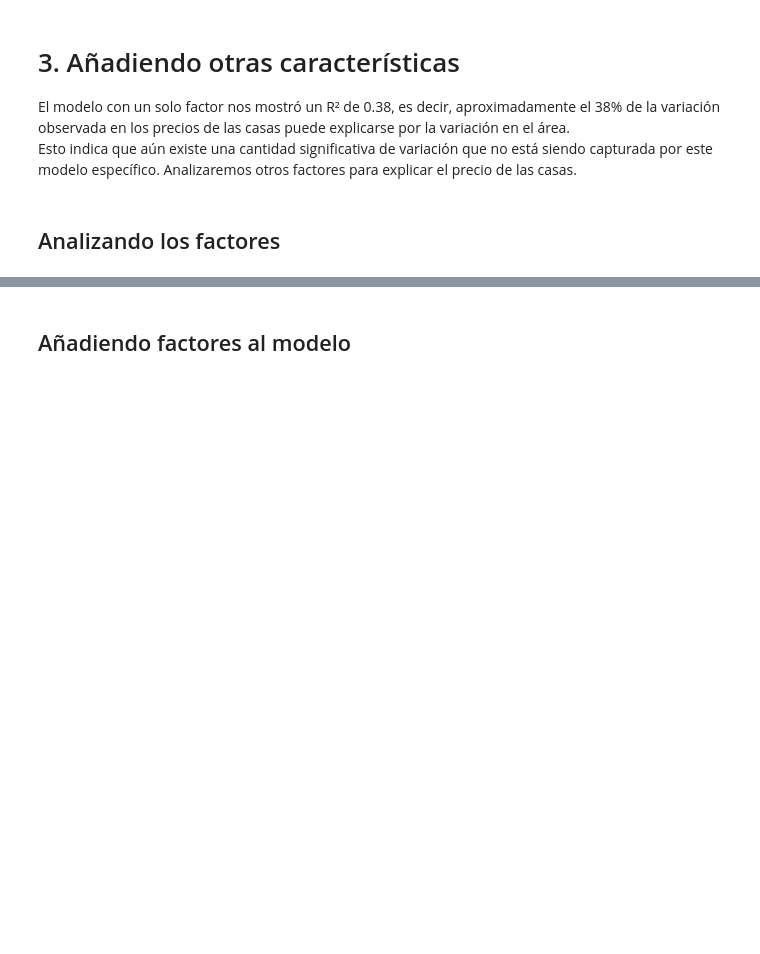
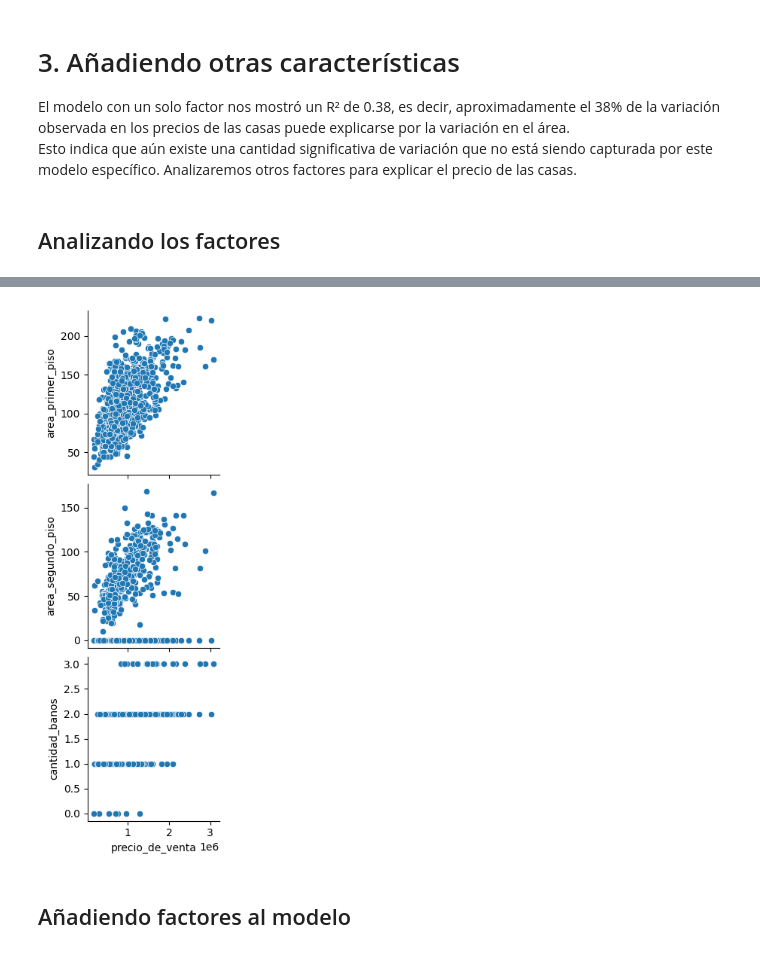
Before and after one commit to Cesar-Curitol/Relajaciones_con_regresion_lineal, a Jupyter notebook: precios_de_inmuebles_regresion_lineal.ipynb, the cells around one changed output, grey strips where cells are left out. Saved outputs shown, nothing was run; the diff lists cells and outputs as text; code cells hidden in the pictures; blank space fills up the shorter version.

```diff
--- a/precios_de_inmuebles_regresion_lineal.ipynb
+++ b/precios_de_inmuebles_regresion_lineal.ipynb
@@ -216,5 +277,9 @@ Esto indica que aún existe una cantidad significativa de variación que no est
 # %%
 #Vamos a analizar solamente y_vars='precio_de_venta'
+sns.pairplot(datos, y_vars=['area_primer_piso','area_segundo_piso', 'cantidad_banos'], x_vars='precio_de_venta')
+plt.show()
+# %% [output]
+[figure, added]
 # %% [markdown]
 ## Añadiendo factores al modelo
 # %%
```
Also changed, not shown: parts of 19 cells of this notebook.
